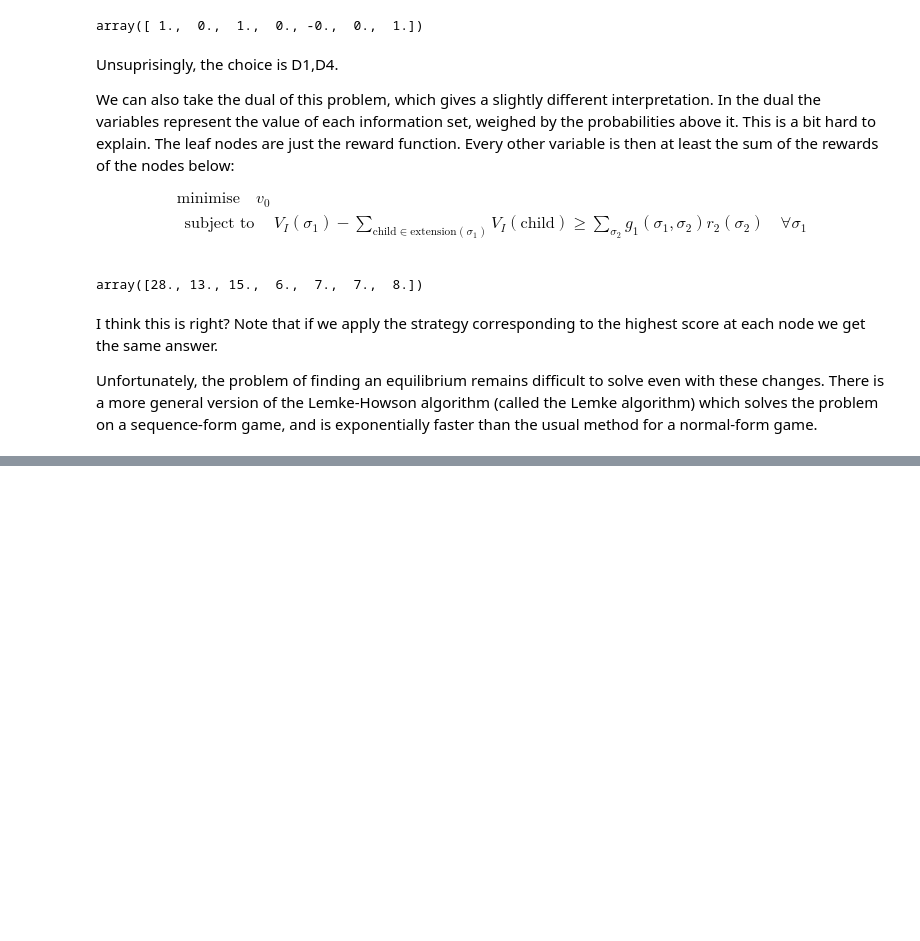
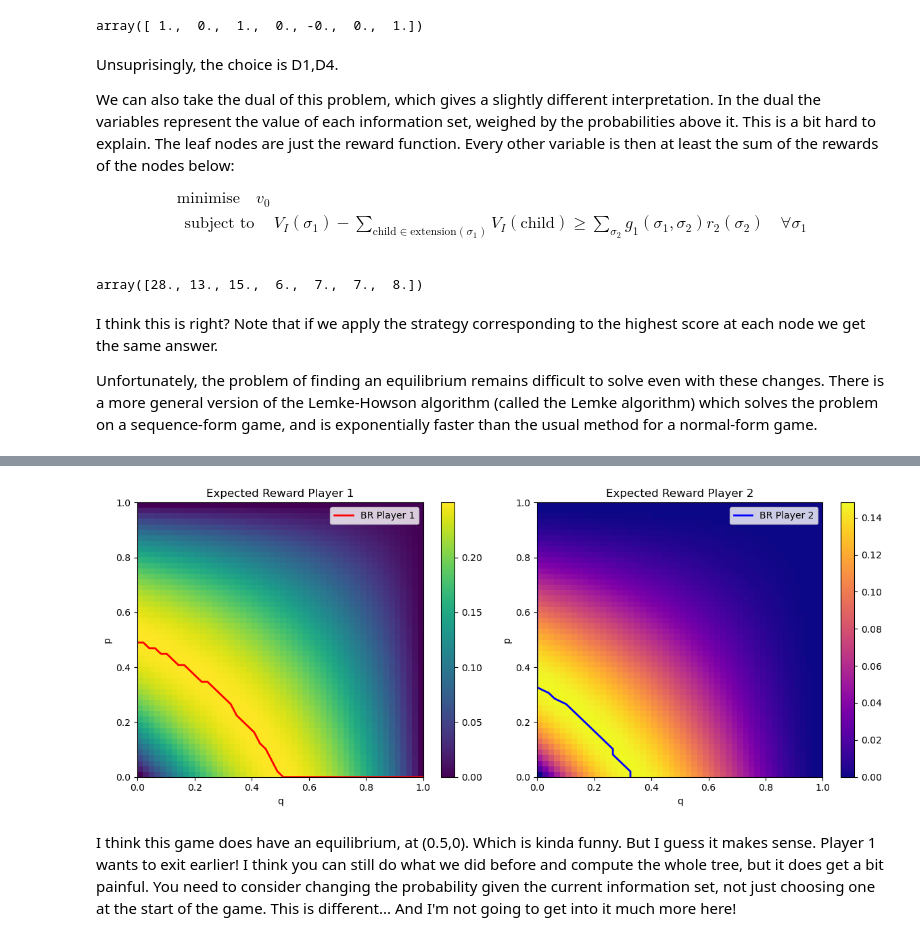
Before and after one commit to GiottoFrean/Multiagent_Systems, a Jupyter notebook: 5 Games with Sequential Actions/C - computing equilibria with the sequence form.ipynb, the cells around one changed output, grey strips where cells are left out. Cells and saved outputs as stored; diff of their text form; code cells hidden in the pictures; blank space fills up the shorter version.

Commit message:
fixing up some old stuff, reviewing sequential equilibrium

```diff
--- a/5 Games with Sequential Actions/C - computing equilibria with the sequence form.ipynb
+++ b/5 Games with Sequential Actions/C - computing equilibria with the sequence form.ipynb
@@ -285,0 +410,69 @@ We can see that player 1 is given the choice between 0 and 0, so has no incentiv
+# %%
+def simulate_both_with_alzheimers(p,q):
+    exit_probabilities = [
+        p,
+        (1-p)*q,
+        (1-p)*(1-q)*p,
+        (1-p)**2*(1-q)*q,
+        (1-p)**2*(1-q)**2*p,
+        (1-p)**3*(1-q)**2*q,
+        (1-p)**3*(1-q)**3
+    ]
+    rewards_l = [0,0,1,1,0,0,0]
+    rewards_r = [0,0,0,0,1,1,0]
+    return np.dot(exit_probabilities,rewards_l), np.dot(exit_probabilities,rewards_r)
+
+# Grid of probabilities
+p_vals = np.linspace(0,1,50)
+q_vals = np.linspace(0,1,50)
+
+# Initialize matrices
+R1 = np.zeros((len(p_vals), len(q_vals)))
+R2 = np.zeros((len(p_vals), len(q_vals)))
+
+# Compute expected rewards over the grid
+for i, p in enumerate(p_vals):
+    for j, q in enumerate(q_vals):
+        r1, r2 = simulate_both_with_alzheimers(p,q)
+        R1[i,j] = r1
+        R2[i,j] = r2
+
+# Compute best-response curves
+best_response_p = []  # max R1 w.r.t p for each q
+best_response_q = []  # max R2 w.r.t q for each p
+
+for j, q in enumerate(q_vals):
+    idx = np.argmax(R1[:, j])
+    best_response_p.append(p_vals[idx])
+
+for i, p in enumerate(p_vals):
+    idx = np.argmax(R2[i, :])
+    best_response_q.append(q_vals[idx])
+
+# Plot heatmaps with best-response curves
+fig, axes = plt.subplots(1,2, figsize=(12,5))
+
+# Player 1
+im1 = axes[0].imshow(R1, origin='lower', extent=[0,1,0,1], aspect='auto', cmap='viridis')
+axes[0].plot(q_vals, best_response_p, color='red', lw=2, label='BR Player 1')
+axes[0].set_xlabel('q')
+axes[0].set_ylabel('p')
+axes[0].set_title('Expected Reward Player 1')
+axes[0].legend()
+fig.colorbar(im1, ax=axes[0])
+
+# Player 2
+im2 = axes[1].imshow(R2, origin='lower', extent=[0,1,0,1], aspect='auto', cmap='plasma')
+axes[1].plot(best_response_q, p_vals, color='blue', lw=2, label='BR Player 2')
+axes[1].set_xlabel('q')
+axes[1].set_ylabel('p')
+axes[1].set_title('Expected Reward Player 2')
+axes[1].legend()
+fig.colorbar(im2, ax=axes[1])
+
+plt.tight_layout()
+plt.show()
+# %% [output]
+[figure, added]
+# %% [markdown]
+I think this game does have an equilibrium, at (0.5,0). Which is kinda funny. But I guess it makes sense. Player 1 wants to exit earlier! I think you can still do what we did before and compute the whole tree, but it does get a bit painful. You need to consider changing the probability given the current information set, not just choosing one at the start of the game. This is different... And I'm not going to get into it much more here!
```
Also changed, not shown: parts of 18 cells of this notebook, 3 other files.
